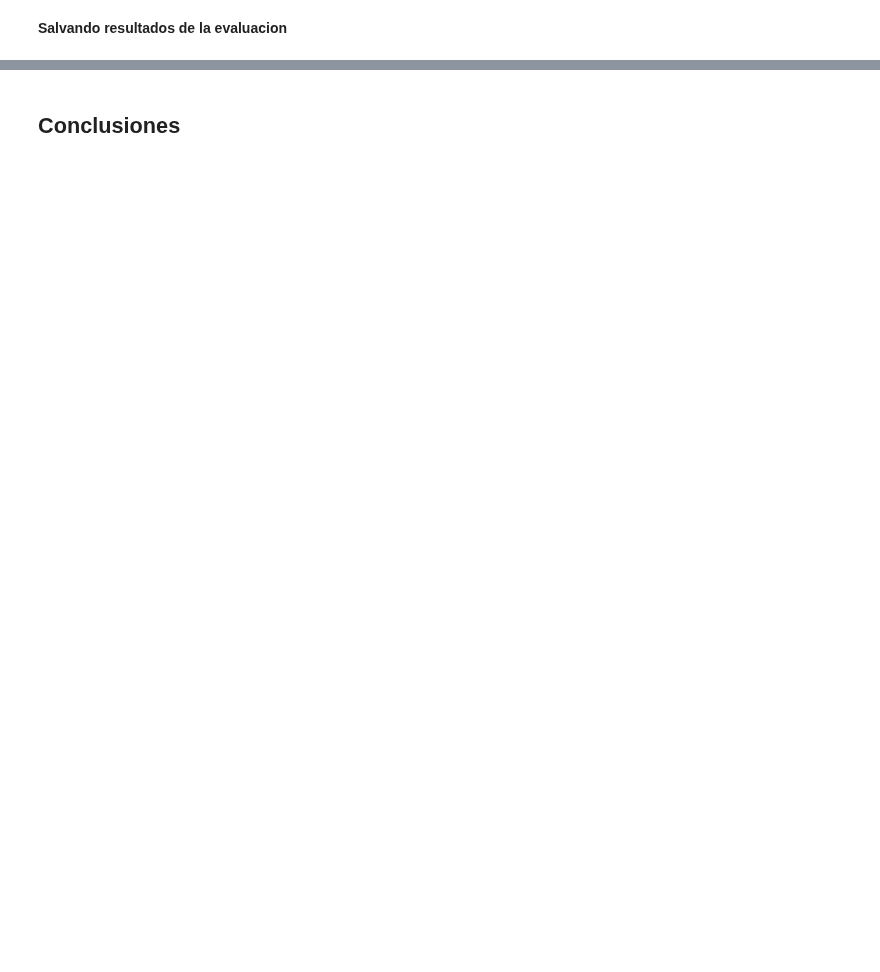
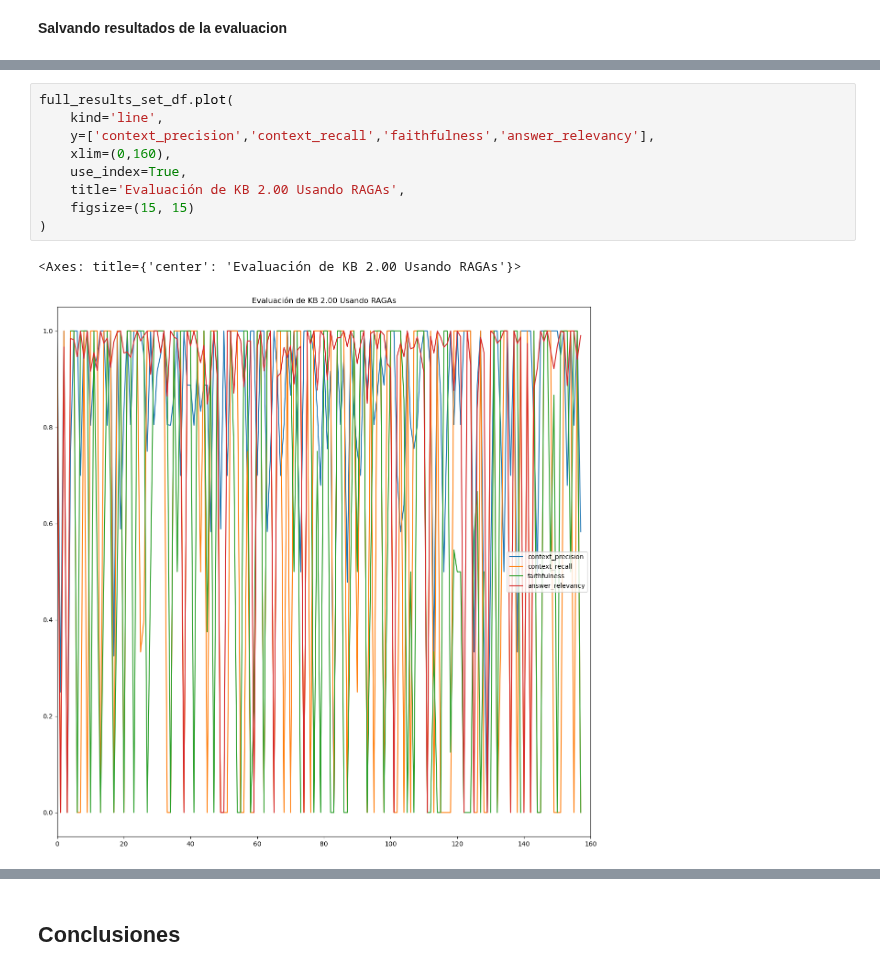
Before and after one commit to jcromo-tec/TC5035.10-proyecto-integrador, a Jupyter notebook: semana-07-avance-05/Avance5_Equipo37_Bedrock_Ragas_Bulk_Evaluation_v1_00_v2_00.ipynb, the cells around one changed output, grey strips where cells are left out. Drawn from its saved outputs; the diff is of its cells as text; blank space fills up the shorter version.

```diff
--- a/semana-07-avance-05/Avance5_Equipo37_Bedrock_Ragas_Bulk_Evaluation_v1_00_v2_00.ipynb
+++ b/semana-07-avance-05/Avance5_Equipo37_Bedrock_Ragas_Bulk_Evaluation_v1_00_v2_00.ipynb
@@ -474 +572,13 @@ with io.BytesIO() as excel_file:
+# %%
+full_results_set_df.plot(
+    kind='line',
+    y=['context_precision','context_recall','faithfulness','answer_relevancy'],
+    xlim=(0,160),
+    use_index=True,
+    title='Evaluación de KB 2.00 Usando RAGAs',
+    figsize=(15, 15)
+)
+# %% [output]
+<Axes: title={'center': 'Evaluación de KB 2.00 Usando RAGAs'}>
+[figure, added]
 # %%
```
Also changed, not shown: parts of 48 cells of this notebook, 1 other file.
